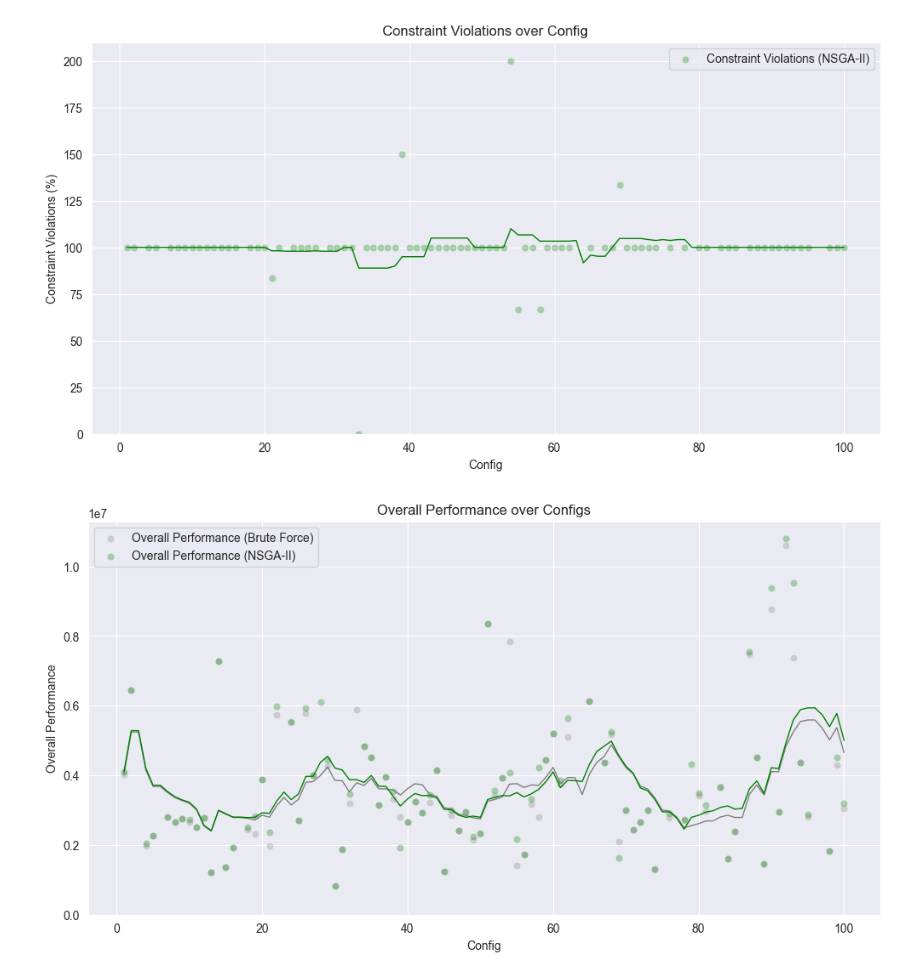
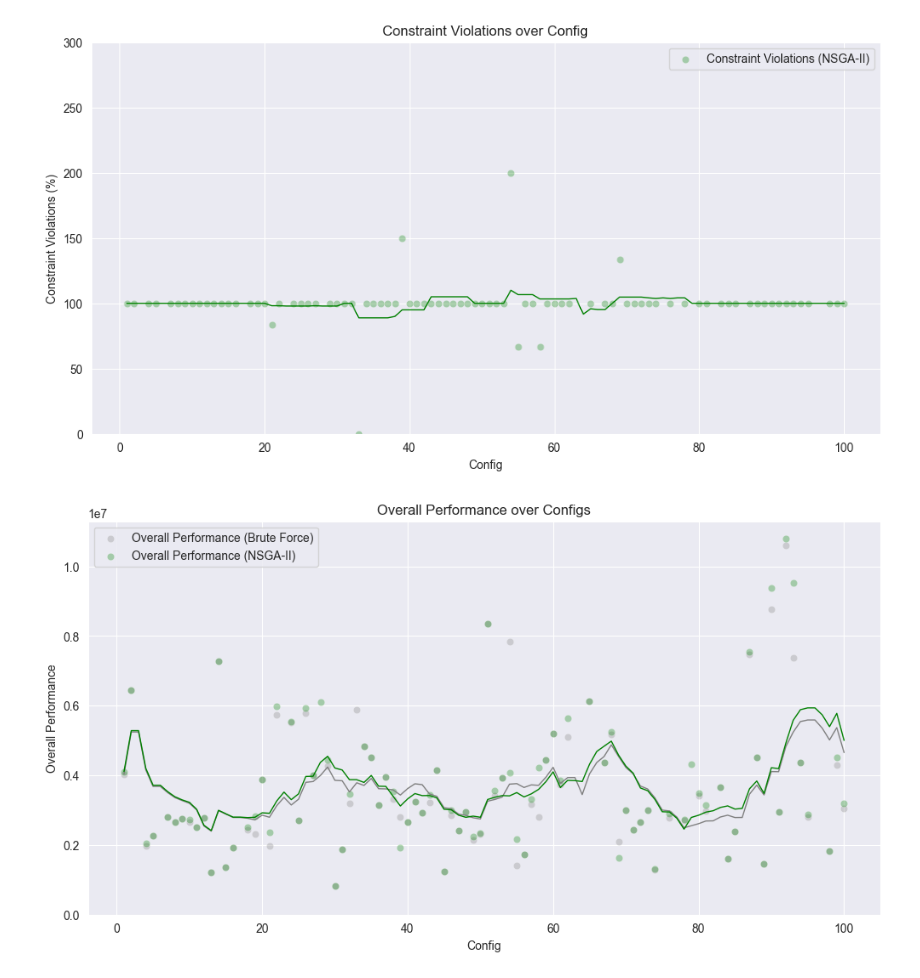
Before and after one commit to mpgallage/computing-continuum-simulator, a Jupyter notebook: analysis/analysis_mini.ipynb, the cells around one changed output. Saved outputs shown, nothing was run; the diff lists cells and outputs as text; code cells hidden in the pictures.

```diff
--- a/analysis/analysis_mini.ipynb
+++ b/analysis/analysis_mini.ipynb
@@ -92,33 +95,34 @@ plt.show()
 # %%
 import ast
 
 # Counting the number of False in is_perfect column for each config
 combined_data['constraint_violations_nsga'] = combined_data['is_perfect'].apply(lambda x: ast.literal_eval(x).count(False))
 combined_data['constraint_violations_bf'] = combined_data['is_perfect_bf'].apply(lambda x: ast.literal_eval(x).count(False))
 
 # Calculating constraint_violations/services
 combined_data['constraint_violations_nsga'] = combined_data['constraint_violations_nsga'] / combined_data['services']
 combined_data['constraint_violations_bf'] = combined_data['constraint_violations_bf'] / combined_data['services']
 
 combined_data['constraint_violations_nsga_percent'] = (combined_data['constraint_violations_nsga'] / combined_data['constraint_violations_bf']) * 100
 
 # Creating the line plot
 plt.figure(figsize=(12, 6))
 sns.scatterplot(x='config_number', y='constraint_violations_nsga_percent', data=combined_data, label='Constraint Violations (NSGA-II)', color='green', alpha=0.3)
 
 # Drawing a moving average line through the scatter points
 window_size = 10
 sns.lineplot(x='config_number', y=combined_data['constraint_violations_nsga_percent'].rolling(window=window_size, min_periods=1).mean(), data=combined_data, color='green', lw=1)
 
+plt.ylim(0, 300)
 title = 'Constraint Violations over Config'
 plt.title(title)
 plt.xlabel('Config')
 plt.ylabel('Constraint Violations (%)')
 plt.ylim(ymin=0)
 plt.savefig(f'../images/{title.replace(" ", "_")}')
 plt.show()
 # %% [output]
-[figure, old version]
+[figure, new version]
 # %%
 # Objective function * constraint_violations should give an idea of how much the objective function is affected by constraint violations
 combined_data['obj_rate_bf'] = 100 / combined_data['constraint_violations_bf'] * combined_data['obj_function_bf']
```
Also changed, not shown: parts of 6 cells of this notebook, 5 other files.
